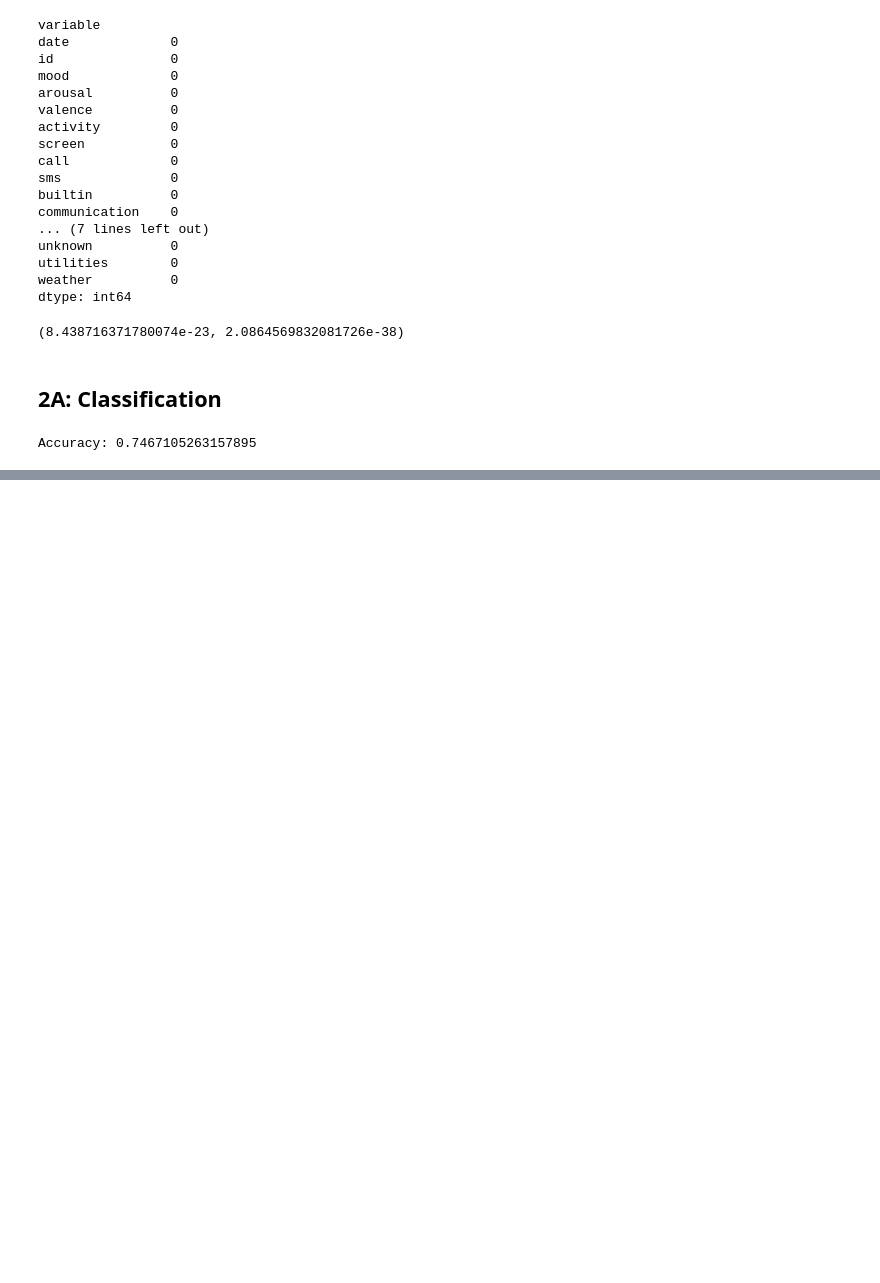
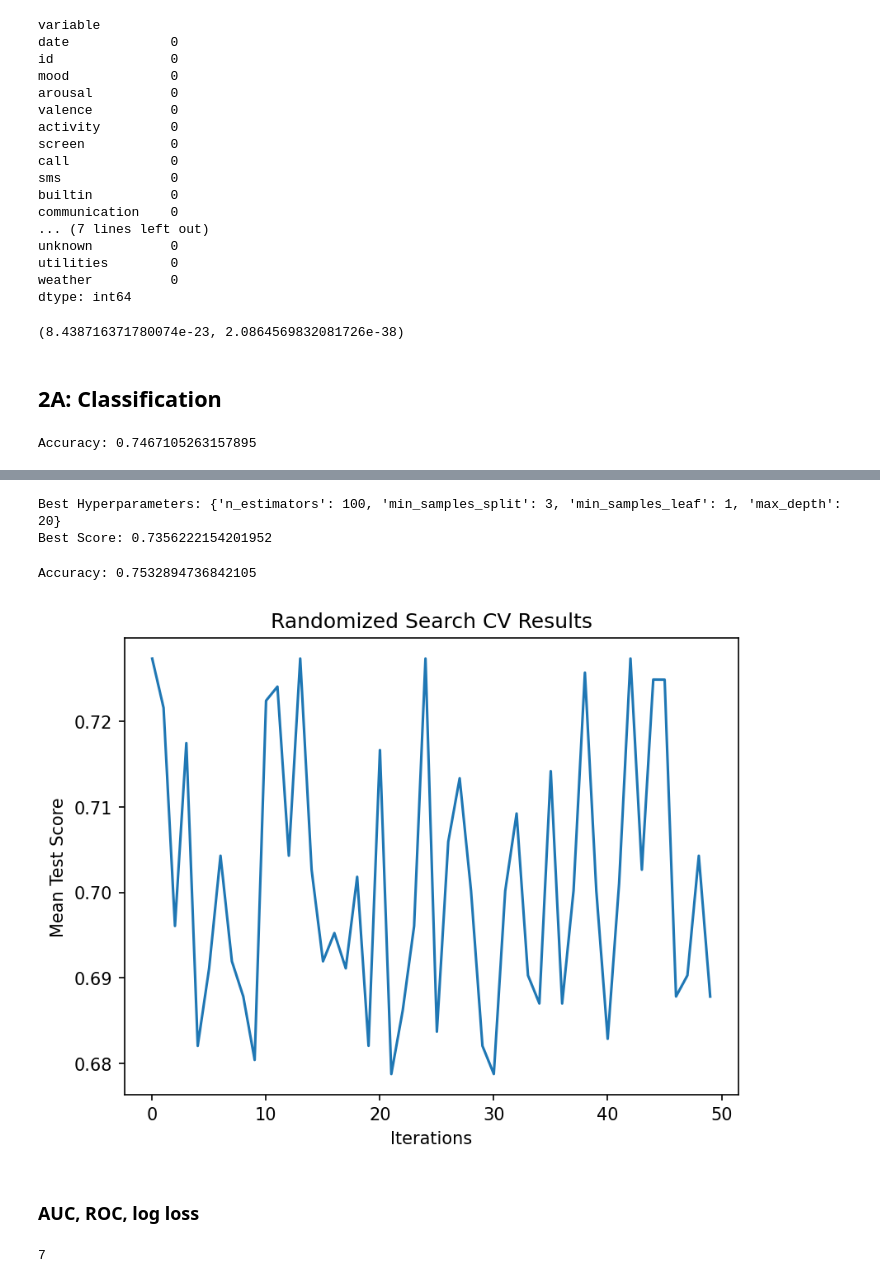
Before and after one commit to vishalkanteppa/Data-Mining, a Jupyter notebook: DM_advanced.ipynb, the cells around one changed output, grey strips where cells are left out. Saved outputs shown, nothing was run; the diff lists cells and outputs as text; code cells hidden in the pictures; blank space fills up the shorter version.

```diff
--- a/DM_advanced.ipynb
+++ b/DM_advanced.ipynb
@@ -657,7 +657,7 @@ X_train, X_test, y_train, y_test = train_test_split(X, y, test_size=0.2, random_
 # Preprocess the data (e.g., scale the features)
 
 # Create a Random Forest Classifier
-rfc = RandomForestClassifier(n_estimators=100, random_state=42)
+rfc = RandomForestClassifier(n_estimators=100, random_state=42,)
 
 # Train the model on the training data
 rfc.fit(X_train, y_train)
@@ -672,0 +693,50 @@ Accuracy: 0.7467105263157895
+# %%
+from sklearn.model_selection import RandomizedSearchCV
+rfc = RandomForestClassifier(random_state=42)
+
+# Define the hyperparameters and their ranges to test
+param_dist = {
+    'n_estimators': np.arange(50, 601, 10),
+    'max_depth': [None, 5, 10, 15, 20],
+    'min_samples_split': np.arange(2, 31),
+    'min_samples_leaf': np.arange(1, 21)
+}
+
+# Use RandomizedSearchCV to search for the best hyperparameters
+rs = RandomizedSearchCV(rfc, param_dist, n_iter=50, cv=5, n_jobs=-1, random_state=42)
+rs.fit(X_train, y_train)
+
+# Print the best hyperparameters and the corresponding score
+print('Best Hyperparameters:', rs.best_params_)
+print('Best Score:', rs.best_score_)
+# %% [output]
+Best Hyperparameters: {'n_estimators': 100, 'min_samples_split': 3, 'min_samples_leaf': 1, 'max_depth': 20}
+Best Score: 0.7356222154201952
+# %%
+# Train a new model on the full training set using the best hyperparameters
+best_rfc = RandomForestClassifier(random_state=42, **rs.best_params_)
+best_rfc.fit(X_train, y_train)
+
+# Predict the next day's mood for the test data
+y_pred = best_rfc.predict(X_test)
+
+# Evaluate the model's performance on the test data
+accuracy = accuracy_score(y_test, y_pred)
+print('Accuracy:', accuracy)
+# %% [output]
+Accuracy: 0.7532894736842105
+# %%
+# Plot the results of the parameter search
+plt.plot(rs.cv_results_['mean_test_score'])
+plt.xlabel('Iterations')
+plt.ylabel('Mean Test Score')
+plt.title('Randomized Search CV Results')
+plt.show()
+# %% [output]
+[figure, added]
+# %% [markdown]
+### AUC, ROC, log loss
+# %%
+len(rfc.classes_)
+# %% [output]
+7
```
Also changed, not shown: parts of 9 cells of this notebook.
